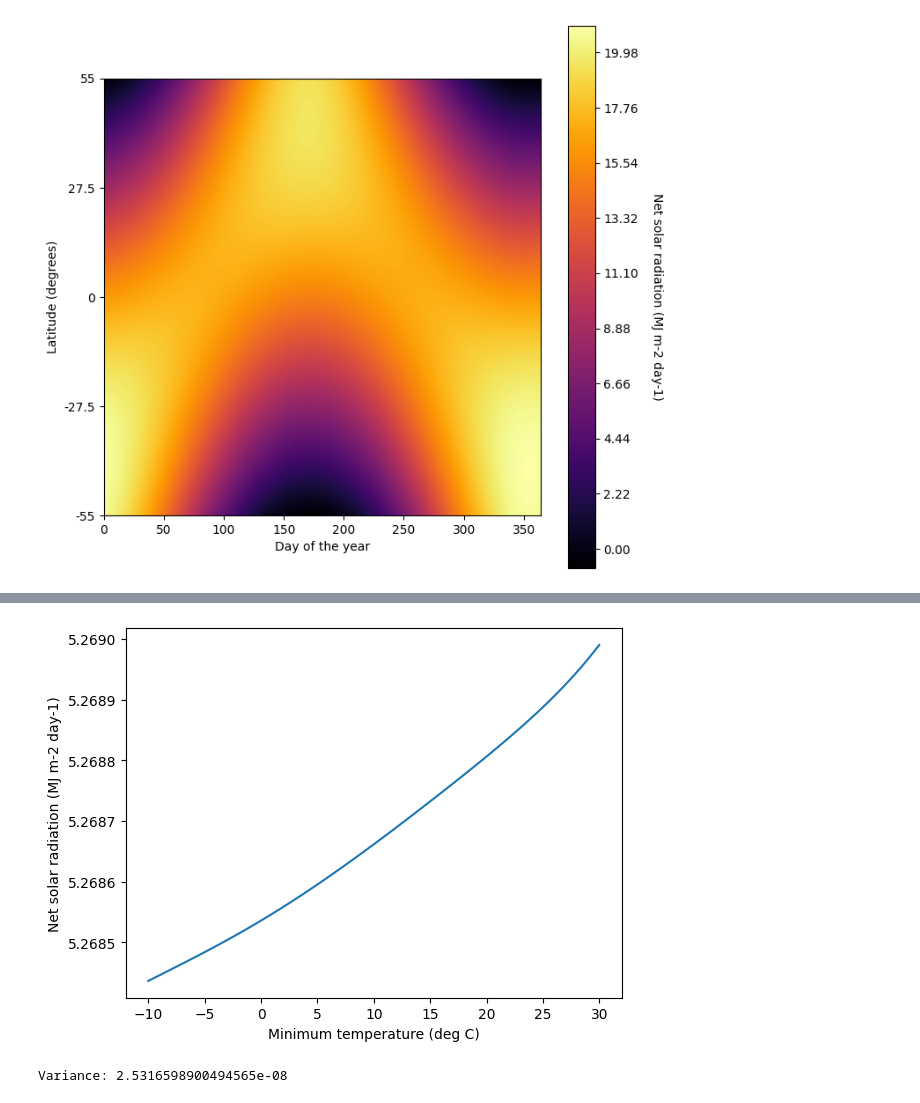
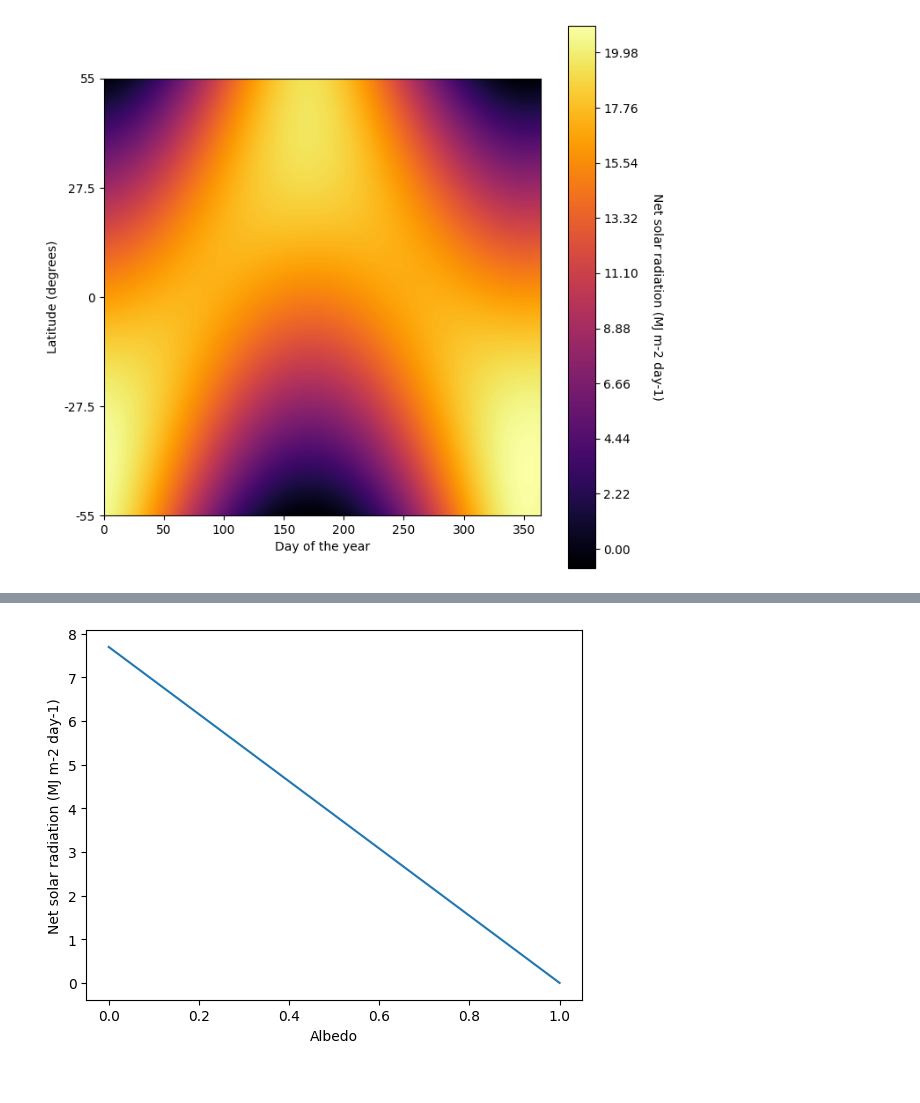
Before and after one commit to pymanga/sensitivity, a Jupyter notebook: ResourceLib/AboveGround/SolarRadiation/radiation_sensitivity.ipynb, the cells around one changed output, grey strips where cells are left out. Saved outputs shown, nothing was run; the diff lists cells and outputs as text; code cells hidden in the pictures.

Commit message:
[SolarRadiation] improvements and optional parameters

```diff
--- a/ResourceLib/AboveGround/SolarRadiation/radiation_sensitivity.ipynb
+++ b/ResourceLib/AboveGround/SolarRadiation/radiation_sensitivity.ipynb
@@ -259,0 +330,18 @@ Note the notation of the yaxis. The differences in solar radiation are minimal (
+# %%
+# latitude as bifurcation parameter
+altitude_range = np.linspace(0, 100, 500)
+
+altitude_results = np.zeros(len(altitude_range))
+
+i = 0
+for altitude in altitude_range:
+    altitude_results[i] = calculateSolarRadiationOptional(doy, lat, tmin, tmax, altitude, albedo)
+    i += 1
+
+print("Max net solar radiation at altitude = 100 m: " + str(np.max(altitude_results)))
+print("Min net solar radiation at altitude = 0 m: " + str(np.min(altitude_results)))
+print("Range net solar radiation: " + str(np.max(altitude_results) - np.min(altitude_results)))
+plt.plot(altitude_range, altitude_results)
+plt.xlabel('Altitude (m)')
+plt.ylabel('Net solar radiation (MJ m-2 day-1)')
+plt.show()
@@ -260,18 +353,17 @@ Note the notation of the yaxis. The differences in solar radiation are minimal (
 # %%
-# tmin as bifurcation parameter
-tmin_range = np.linspace(-10, 30, 100)
-doy_range = np.arange(1, 366, 1)
-lat = 0.65
+# latitude as bifurcation parameter
+albedo_range = np.linspace(0, 1, 500)
 
-tmin_results = []
-for tmin in tmin_range:
-    tmin_results.append(calculateSolarRadiation(doy,lat,tmin,tmax))
+albedo_results = np.zeros(len(albedo_range))
 
-plt.plot(tmin_range, tmin_results)
-plt.xlabel('Minimum temperature (deg C)')
+i = 0
+for albedo in albedo_range:
+    albedo_results[i] = calculateSolarRadiationOptional(doy,lat,tmin,tmax, altitude, albedo)
+    i += 1
+
+plt.plot(albedo_range, albedo_results)
+plt.xlabel('Albedo')
 plt.ylabel('Net solar radiation (MJ m-2 day-1)')
 plt.show()
-print("Variance: " + str(np.var(tmin_results)))
 # %% [output]
-[figure, old version]
+[figure, new version]
-Variance: 2.5316598900494565e-08
```
Also changed, not shown: parts of 19 cells of this notebook.
